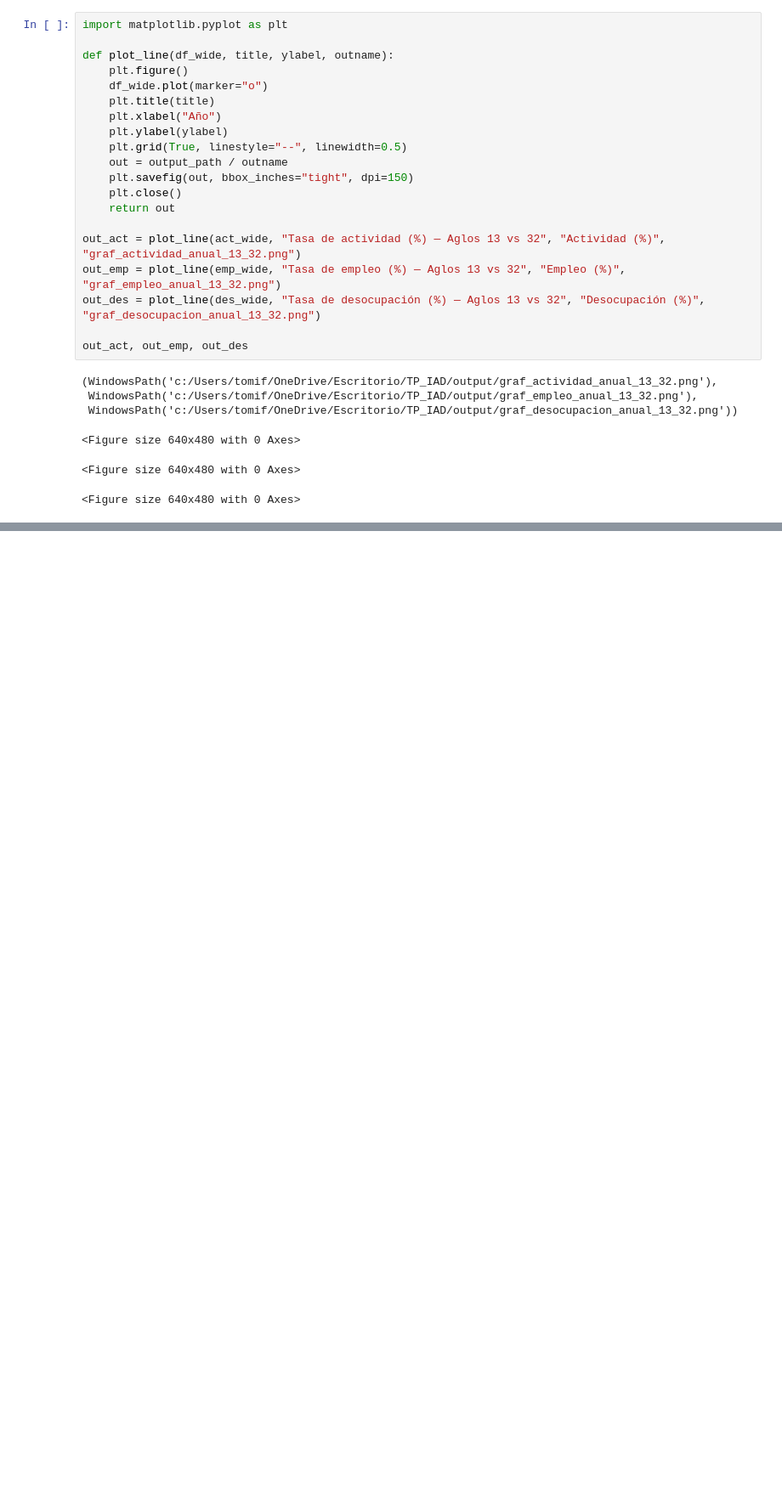
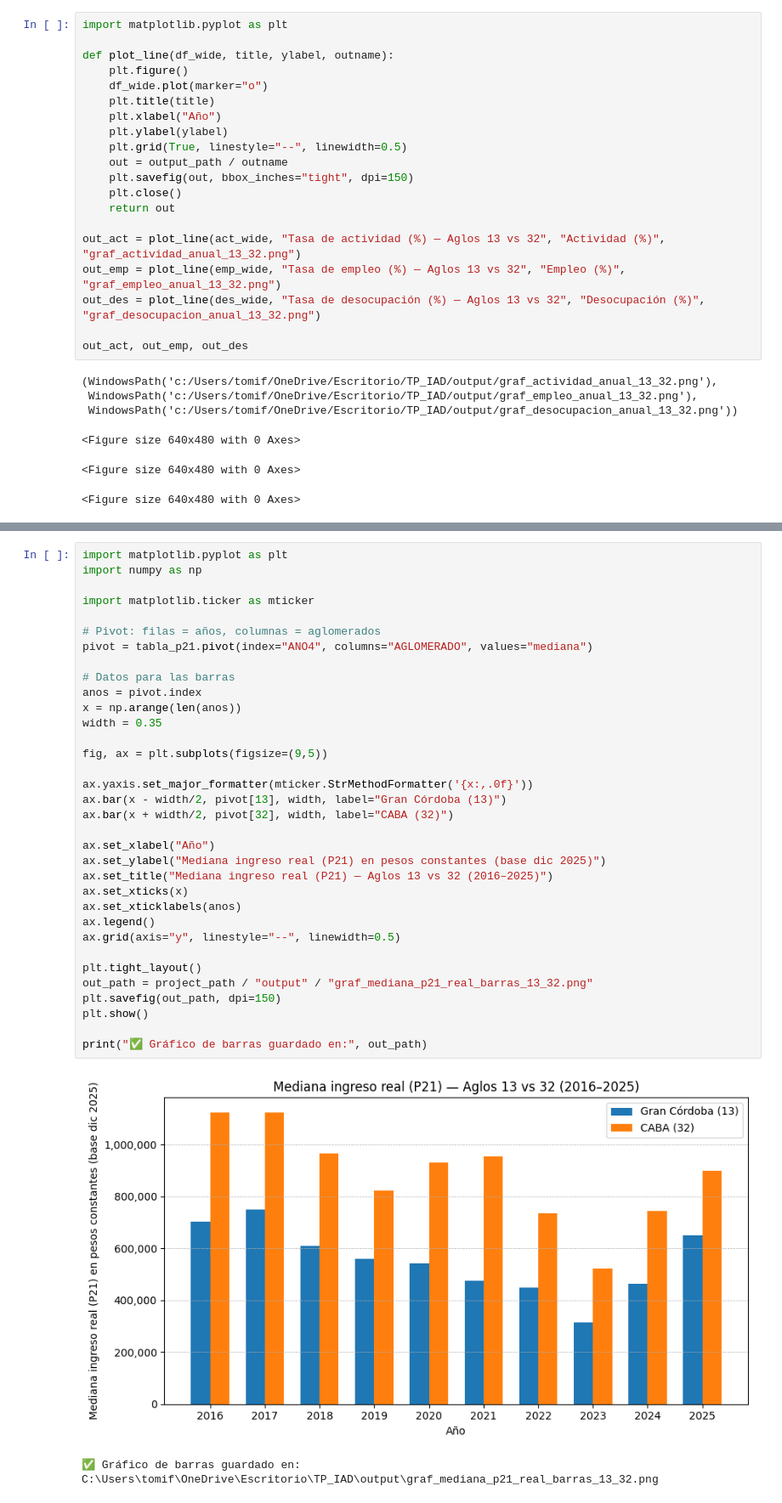
Before and after one commit to TomasFernandez123/TP-analisis, a Jupyter notebook: data/raw/00_setup.ipynb, the cells around one changed output, grey strips where cells are left out. Shown: that part at 85% size. Cells and saved outputs as stored; diff of their text form; blank space fills up the shorter version.

```diff
--- a/data/raw/00_setup.ipynb
+++ b/data/raw/00_setup.ipynb
@@ -539,0 +745,37 @@ out_act, out_emp, out_des
+# %%
+import matplotlib.pyplot as plt
+import numpy as np
+
+import matplotlib.ticker as mticker
+
+# Pivot: filas = años, columnas = aglomerados
+pivot = tabla_p21.pivot(index="ANO4", columns="AGLOMERADO", values="mediana")
+
+# Datos para las barras
+anos = pivot.index
+x = np.arange(len(anos))
+width = 0.35
+
+fig, ax = plt.subplots(figsize=(9,5))
+
+ax.yaxis.set_major_formatter(mticker.StrMethodFormatter('{x:,.0f}'))
+ax.bar(x - width/2, pivot[13], width, label="Gran Córdoba (13)")
+ax.bar(x + width/2, pivot[32], width, label="CABA (32)")
+
+ax.set_xlabel("Año")
+ax.set_ylabel("Mediana ingreso real (P21) en pesos constantes (base dic 2025)")
+ax.set_title("Mediana ingreso real (P21) — Aglos 13 vs 32 (2016–2025)")
+ax.set_xticks(x)
+ax.set_xticklabels(anos)
+ax.legend()
+ax.grid(axis="y", linestyle="--", linewidth=0.5)
+
+plt.tight_layout()
+out_path = project_path / "output" / "graf_mediana_p21_real_barras_13_32.png"
+plt.savefig(out_path, dpi=150)
+plt.show()
+
+print("✅ Gráfico de barras guardado en:", out_path)
+# %% [output]
+[figure, added]
+✅ Gráfico de barras guardado en: C:\Users\tomif\OneDrive\Escritorio\TP_IAD\output\graf_mediana_p21_real_barras_13_32.png
```
Also changed, not shown: parts of 14 cells of this notebook, 11 other files.
